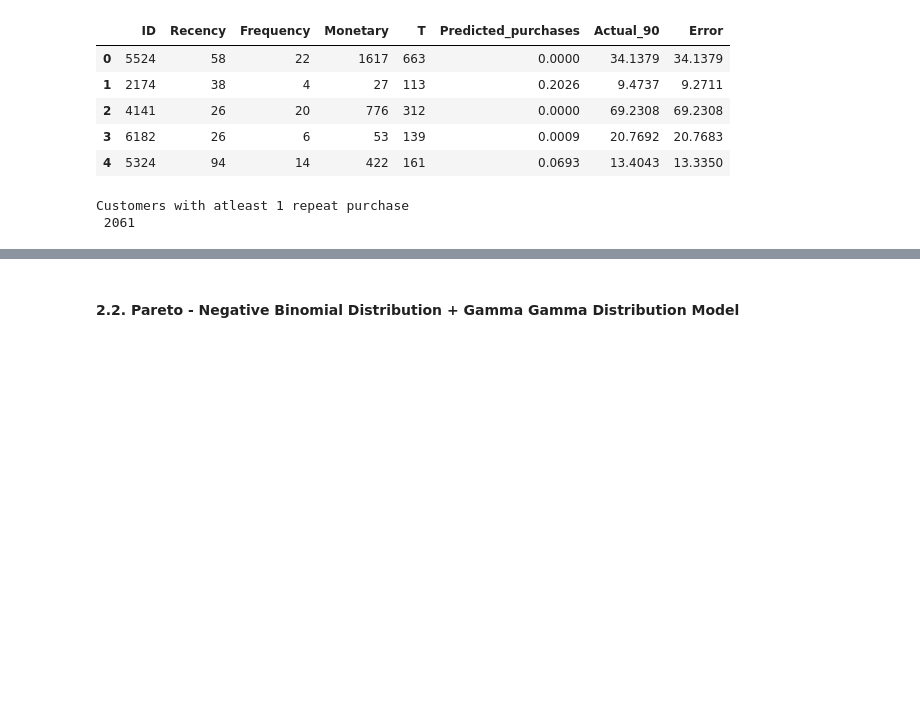
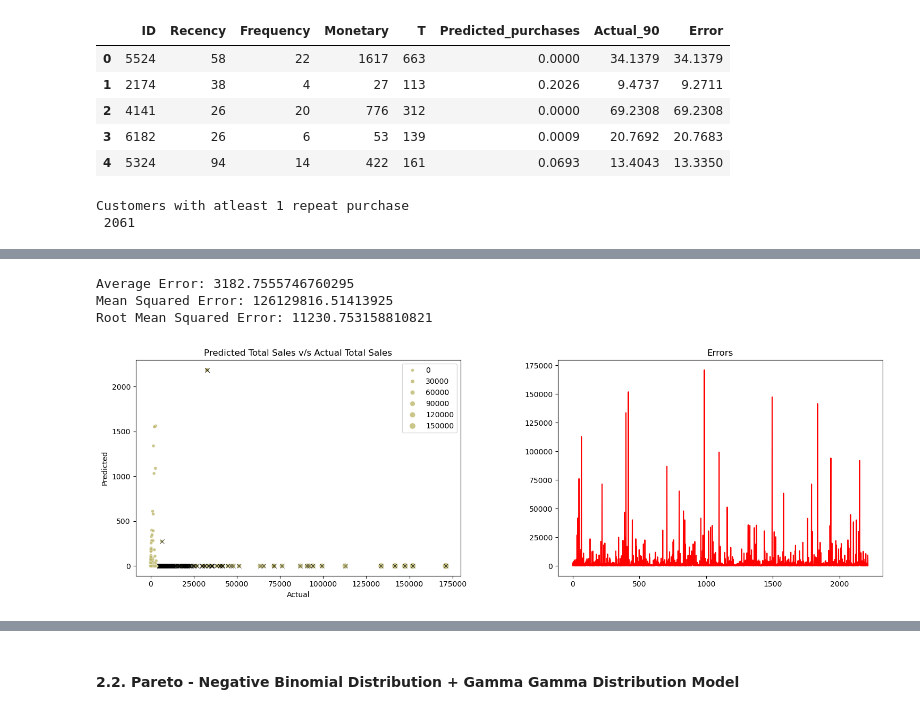
Before and after one commit to annugit1655/Customer-Behaviour-Analysis-with-CLTV, a Jupyter notebook: notebooks/04-CLTV-Probabilistic-models.ipynb, the cells around one changed output, grey strips where cells are left out. Drawn from its saved outputs; the diff is of its cells as text; code cells hidden in the pictures; blank space fills up the shorter version.

```diff
--- a/notebooks/04-CLTV-Probabilistic-models.ipynb
+++ b/notebooks/04-CLTV-Probabilistic-models.ipynb
@@ -469,0 +515,12 @@ sns.heatmap(df_summary[['Frequency', 'Monetary']].corr(), annot=True);
+# %%
+
+# The customers' lifetime values expected to in the next 3 months
+bg_model.fit(df_summary['Frequency'], df_summary['Recency'], df_summary['T'])
+df_summary['Predicted_cltv'] = ggf_model.customer_lifetime_value(
+    bg_model,  # the model to use to predict the number of future transactions
+    df_summary['Frequency'],df_summary['Recency'],df_summary['T'],df_summary['Avg_Monetary'],
+    time=3,  #3 months
+    freq="M",  #frequency information of T. In this case we set week by using 'D'
+    discount_rate=0.01).map(lambda x: f"{x:.2f}").astype(float)
+
+display(df_summary.head())
@@ -469,0 +534,5 @@ sns.heatmap(df_summary[['Frequency', 'Monetary']].corr(), annot=True);
+# %%
+#  Manual predict clv = Predicted no. of transactions * Expected avg sales * profit_margin to compute profit from each transaction
+profit_margin = 0.05
+df_summary['Manual_Predicted_cltv'] = (df_summary['Predicted_purchases'] * df_summary['Predicted_Avg_Sales'] * profit_margin).map(lambda x: f"{x:.2f}").astype(float)
+df_summary.head()
@@ -469,0 +546,13 @@ sns.heatmap(df_summary[['Frequency', 'Monetary']].corr(), annot=True);
+# %%
+# actual spend in 3 months
+actual =  df_summary['Avg_Monetary'] * df_summary['Actual_90']
+
+# predicted spend in 3 months
+predicted = df_summary['Predicted_purchases'] * df_summary['Predicted_Avg_Sales']
+
+# Error
+error = actual - predicted
+
+# create dataframe
+result = pd.DataFrame([actual, predicted, error], index = ["Actual", "Predicted", "Error"]).T
+result.head()
@@ -469,0 +566,24 @@ sns.heatmap(df_summary[['Frequency', 'Monetary']].corr(), annot=True);
+# %%
+print(f"Average Error: {result["Error"].mean()}")
+print(f"Mean Squared Error: {mean_squared_error(result["Actual"], result["Predicted"])}")
+print(f"Root Mean Squared Error: {sqrt(mean_squared_error(result["Actual"], result["Predicted"]))}")
+# %% [output]
+Average Error: 3182.7555746760295
+Mean Squared Error: 126129816.51413925
+Root Mean Squared Error: 11230.753158810821
+# %%
+#Predicted v/s Actual
+fig, ax = plt.subplots(1, 2, figsize=(15,5))
+
+sns.scatterplot(data=result, x="Actual", y="Predicted", size = "Error", color = "darkkhaki", alpha = 0.8, marker = 'o', ax=ax[0])
+sns.scatterplot(x = result[result["Error"] > 5000]["Actual"], y=result[result["Error"] > 5000]["Predicted"], data=result, color = "k", marker = "x", ax=ax[0])
+ax[0].set_title("Predicted Total Sales v/s Actual Total Sales")
+
+ax[1].plot(result["Error"], color = "r")
+ax[1].set_title("Errors")
+
+plt.tight_layout()
+plt.subplots_adjust(wspace=0.3, hspace=0.3)
+plt.show()
+# %% [output]
+[figure, added]
```
Also changed, not shown: parts of 31 cells of this notebook.
